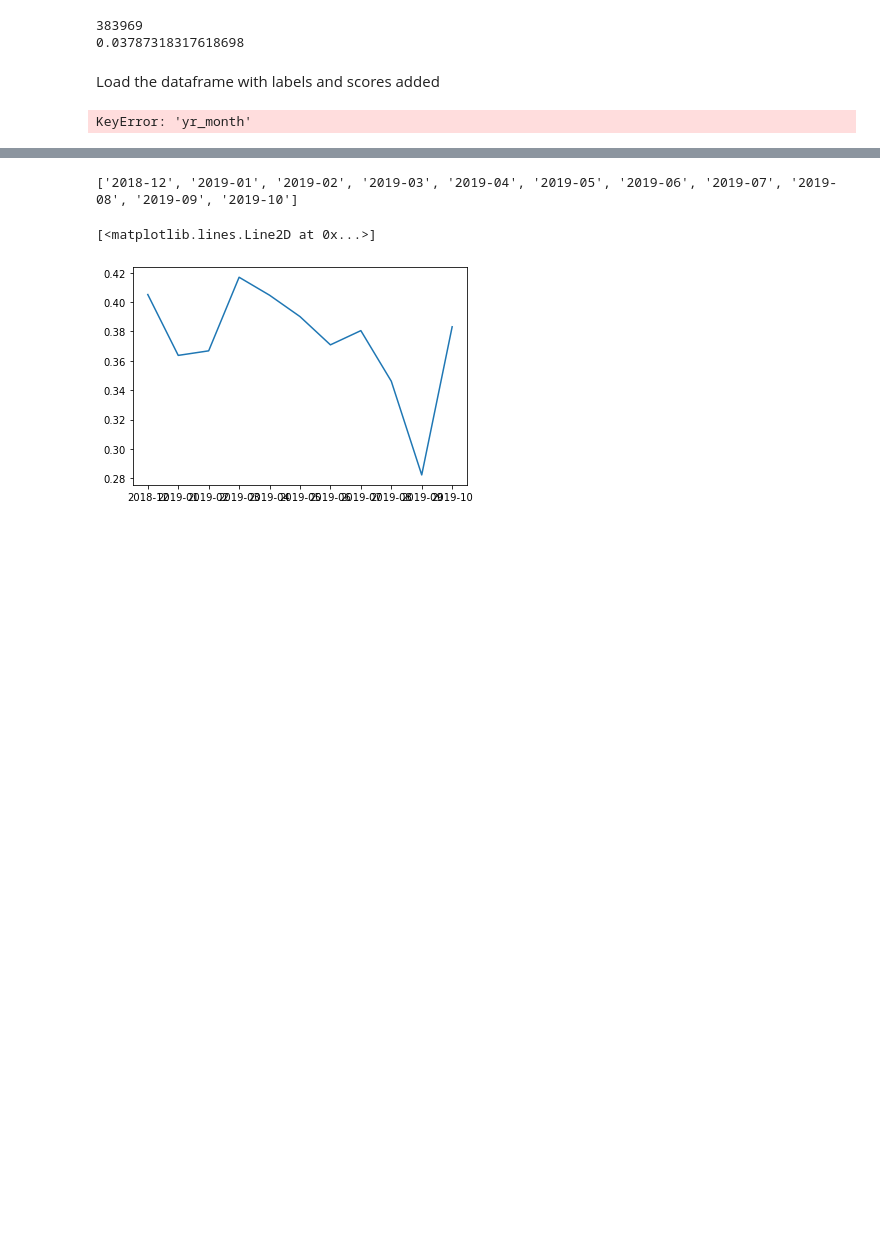
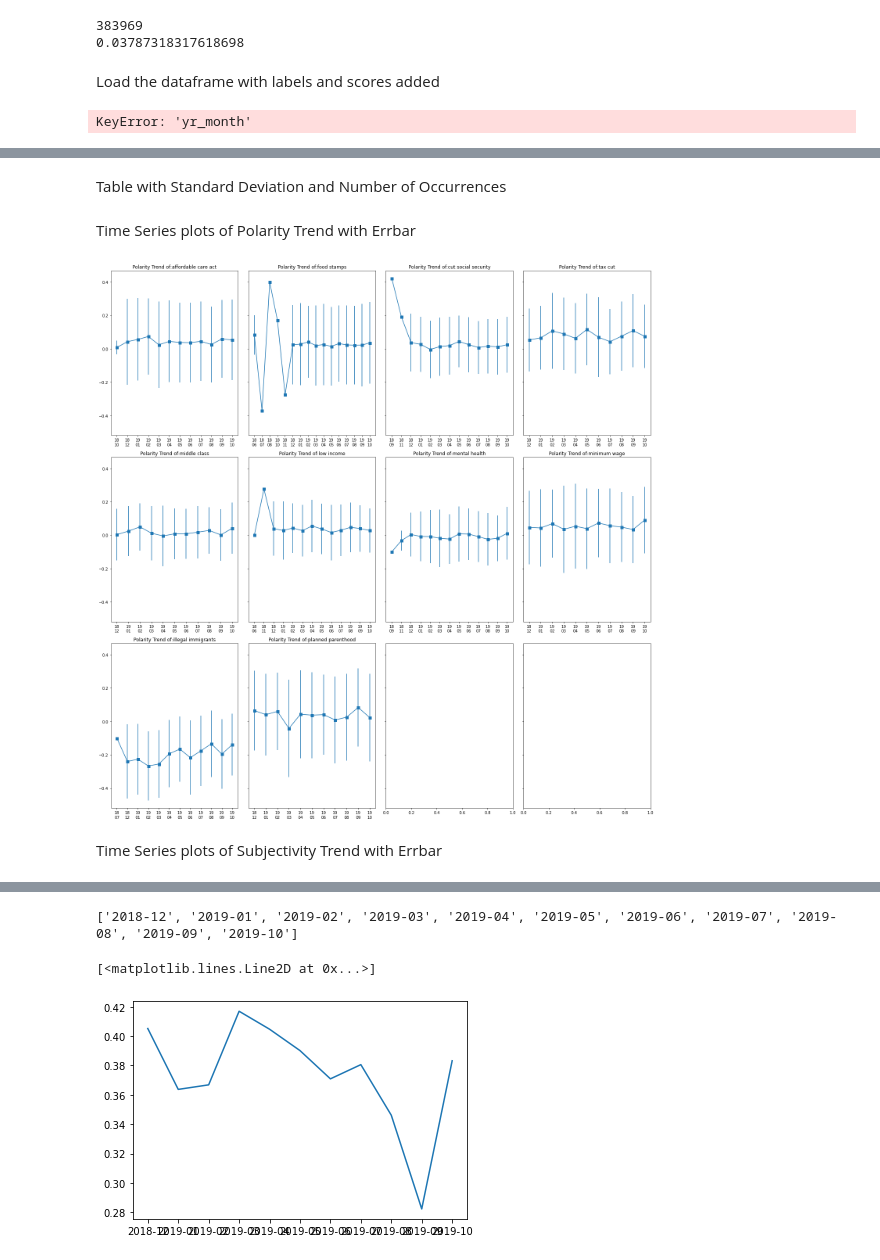
Before and after one commit to angelxie2442/Medicaid, a Jupyter notebook: medicaid/content_analysis.ipynb, the cells around one changed output, grey strips where cells are left out. Cells and saved outputs as stored; diff of their text form; code cells hidden in the pictures; blank space fills up the shorter version.

```diff
--- a/medicaid/content_analysis.ipynb
+++ b/medicaid/content_analysis.ipynb
@@ -300,0 +305,47 @@ axes[3].hist(subset4['polarity'],bins=binls)
+# %% [markdown]
+Table with Standard Deviation and Number of Occurrences
+# %%
+df['yr_month'] = df['time'].apply(lambda x:x[:7])
+# %%
+import numpy as np
+titles=['affordable care act','food stamps','cut social security','tax cut','middle class','low income','mental health','minimum wage','illegal immigrants','planned parenthood']
+terms=[]
+times=[]
+occs=[]
+pol_means=[]
+subj_means=[]
+pol_err=[]
+subj_err=[]
+for title in titles:
+    df1=df[df[title]==1]
+    x1=list(df1.groupby(['yr_month']).groups.keys())
+    for xx1 in x1:
+        terms.append(title)
+        times.append(xx1)
+        subset=df1[df1['yr_month']==xx1]
+        subj_err.append(np.std(subset['subjectivity']))
+        subj_means.append((subset['subjectivity']).mean())
+        pol_err.append(np.std(subset['polarity']))
+        pol_means.append((subset['polarity']).mean())
+        occs.append(len(subset))
+table={'term':terms,'yr_month':times,'num_of_occurrences':occs,'polarity_mean':pol_means,'polarity_st_dev':pol_err,'subjectivity_mean':subj_means,'subjectivity_st_dev':subj_err}
+table=pd.DataFrame(table)
+table.to_csv('times_series_table.csv')
+# %% [markdown]
+Time Series plots of Polarity Trend with Errbar
+# %%
+#plt.errorbar(x1,y1,yerr=se1,marker='s',mfc='red',mec='blue',ms=3,mew=5)
+figure,axes=plt.subplots(3,4,tight_layout=True,sharey="all",figsize=(20,20))
+titles=['affordable care act','food stamps','cut social security','tax cut','middle class','low income','mental health','minimum wage','illegal immigrants','planned parenthood']
+axes=axes.ravel()
+for ax,title in zip(axes,titles):
+    subset=table[table['term']==title]
+    x_labels=subset['yr_month'].apply(lambda x:(str(x)[2:4]+'\n'+str(x)[5:7]))
+    ax.errorbar(x_labels,subset['polarity_mean'],yerr=subset['polarity_st_dev'],marker='s',ms=7)
+    title1='Polarity Trend of:'+title
+    ax.set_title(title1)
+plt.show()
+# %% [output]
+[figure, added]
+# %% [markdown]
+Time Series plots of Subjectivity Trend with Errbar
```
Also changed, not shown: parts of 8 cells of this notebook.
